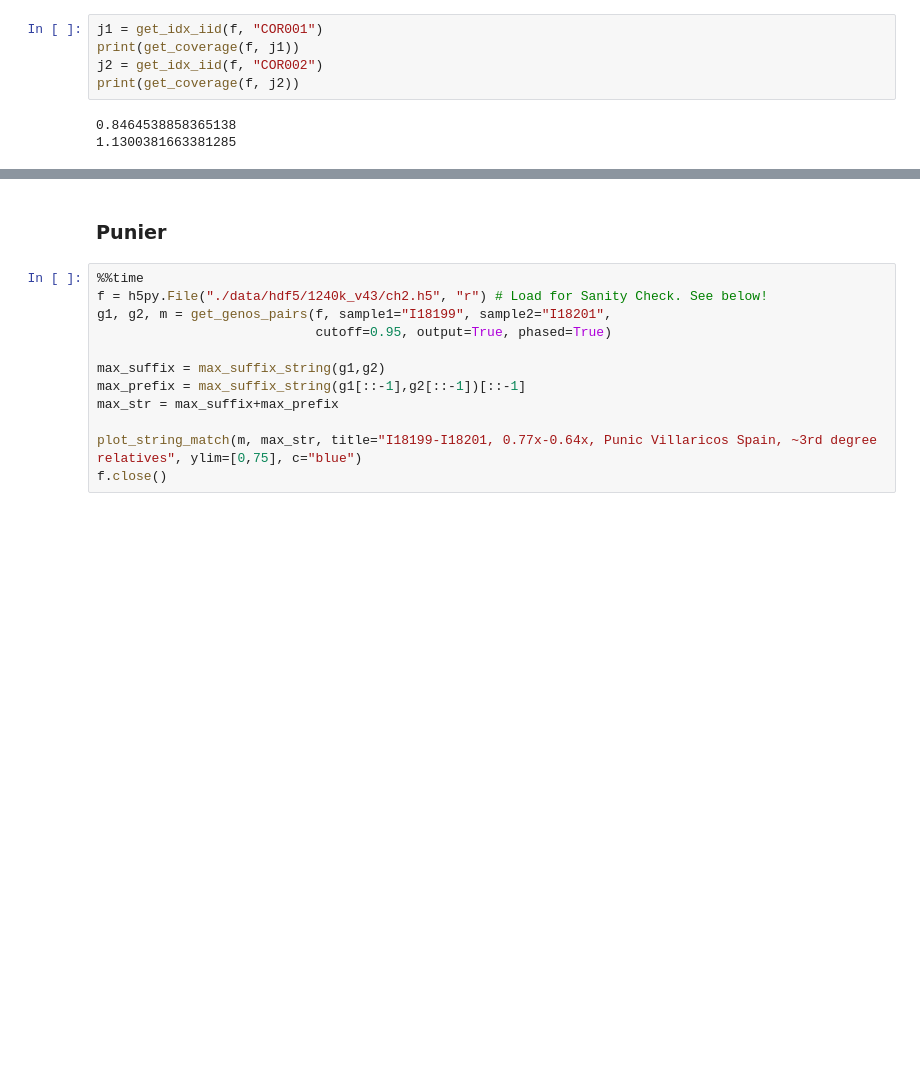
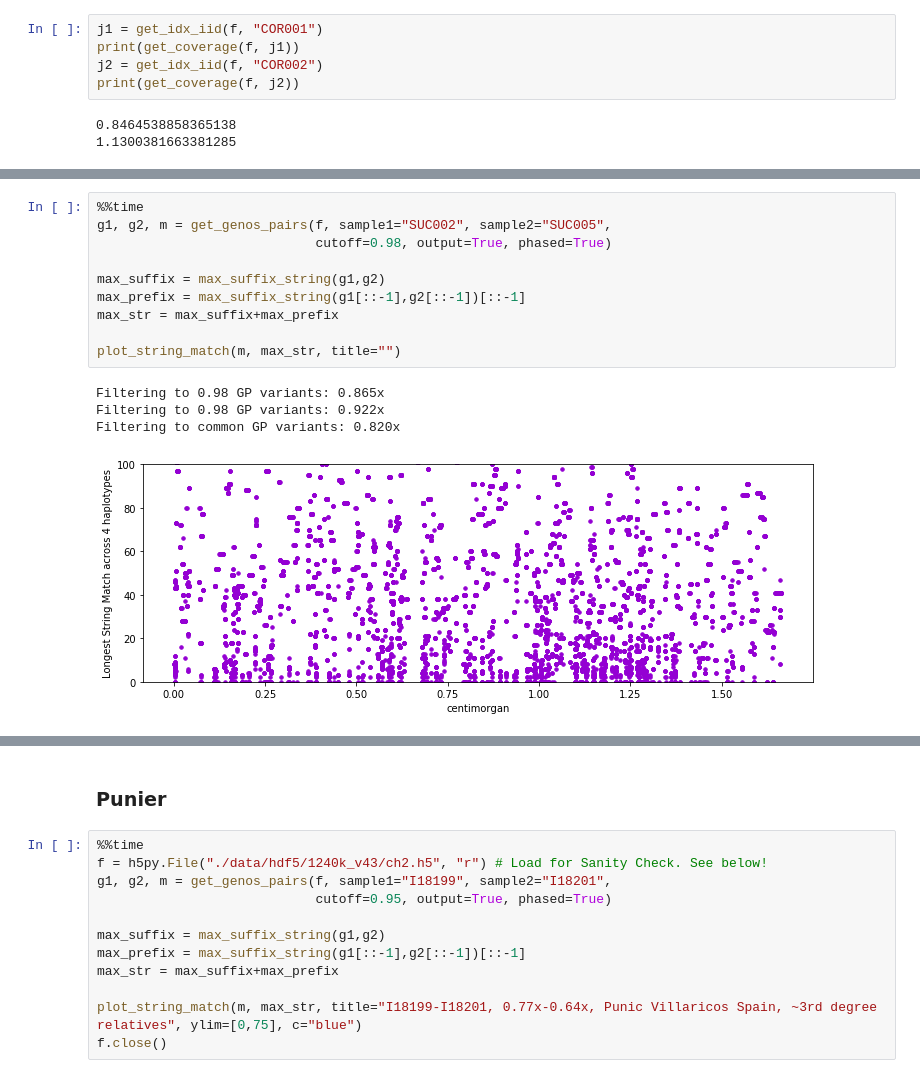
Before and after one commit to hringbauer/ancIBD, a Jupyter notebook: notebook/explore_analysis/plot_hapmatch.ipynb, the cells around one changed output, grey strips where cells are left out. Cells and saved outputs as stored; diff of their text form; blank space fills up the shorter version.

```diff
--- a/notebook/explore_analysis/plot_hapmatch.ipynb
+++ b/notebook/explore_analysis/plot_hapmatch.ipynb
@@ -92,0 +108,15 @@ Wall time: 811 ms
+# %%
+%%time
+g1, g2, m = get_genos_pairs(f, sample1="SUC002", sample2="SUC005",
+                            cutoff=0.98, output=True, phased=True)
+
+max_suffix = max_suffix_string(g1,g2)
+max_prefix = max_suffix_string(g1[::-1],g2[::-1])[::-1]
+max_str = max_suffix+max_prefix
+
+plot_string_match(m, max_str, title="")
+# %% [output]
+Filtering to 0.98 GP variants: 0.865x
+Filtering to 0.98 GP variants: 0.922x
+Filtering to common GP variants: 0.820x
+[figure, added]
```
Also changed, not shown: parts of 26 cells of this notebook, 1 other file.
